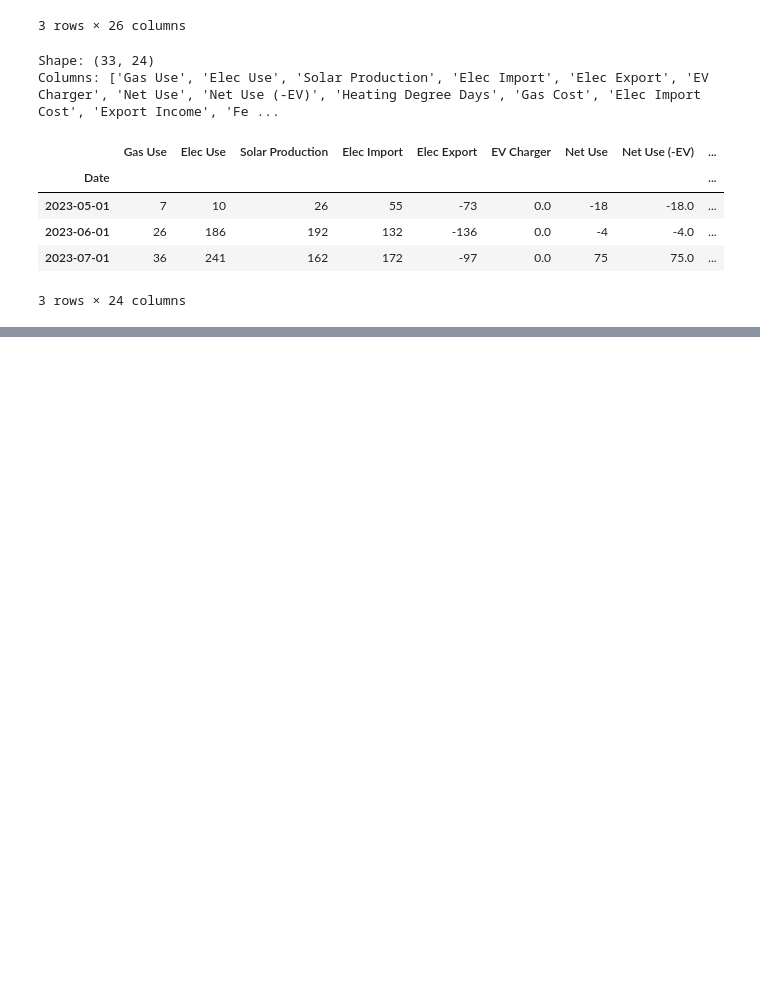
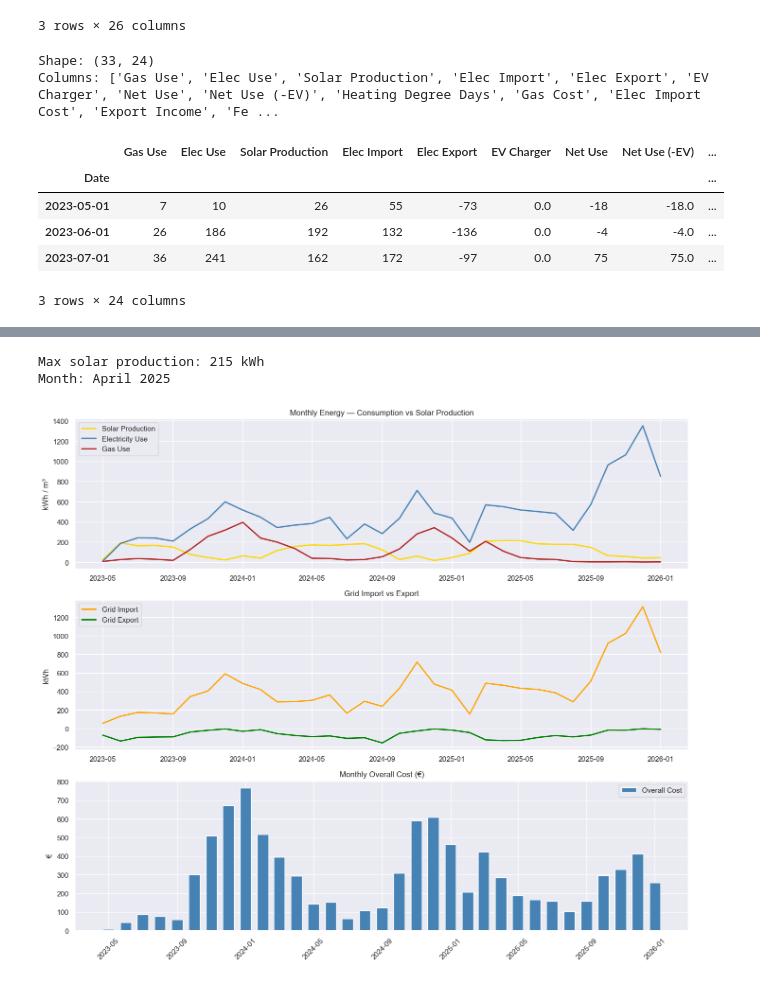
Before and after one commit to DavidRSDowling/industrial-ai, a Jupyter notebook: home_energy_analysis.ipynb, the cells around one changed output, grey strips where cells are left out. Saved outputs shown, nothing was run; the diff lists cells and outputs as text; code cells hidden in the pictures; blank space fills up the shorter version.

Commit message:
Sprint 1 - energy analysis charts, HP COP estimate, EV profitability

```diff
--- a/home_energy_analysis.ipynb
+++ b/home_energy_analysis.ipynb
@@ -95,7 +95,7 @@ df["Year"] = df["Year"].astype(int)
 df = df.rename(columns={
     "Unnamed: 22": "Elec Tariff",
     "Unnamed: 23": "EV Tariff",
-    "Unnamed: 24": "Profit",
+    "Unnamed: 24": "EV Profit",
     "Unnamed: 25": "Gas Tariff"
 })
 
@@ -158,0 +196,38 @@ Columns: ['Gas Use', 'Elec Use', 'Solar Production', 'Elec Import', 'Elec Export
+# %%
+# Find the month with maximum solar production
+max_solar_idx = df["Solar Production"].idxmax()
+print(f"Max solar production: {df.loc[max_solar_idx, 'Solar Production']} kWh")
+print(f"Month: {max_solar_idx.strftime('%B %Y')}")
+# %% [output]
+Max solar production: 215 kWh
+Month: April 2025
+# %%
+fig, axes = plt.subplots(3, 1, figsize=(14, 12))
+
+# Top - Energy consumption and solar production
+axes[0].plot(df.index, df["Solar Production"], color="gold", linewidth=2, label="Solar Production")
+axes[0].plot(df.index, df["Elec Use"], color="steelblue", linewidth=2, label="Electricity Use")
+axes[0].plot(df.index, df["Gas Use"], color="firebrick", linewidth=2, label="Gas Use")
+axes[0].set_title("Monthly Energy — Consumption vs Solar Production")
+axes[0].set_ylabel("kWh / m³")
+axes[0].legend()
+
+# Middle - Grid import and export
+axes[1].plot(df.index, df["Elec Import"], color="orange", linewidth=2, label="Grid Import")
+axes[1].plot(df.index, df["Elec Export"], color="green", linewidth=2, label="Grid Export")
+axes[1].set_title("Grid Import vs Export")
+axes[1].set_ylabel("kWh")
+axes[1].legend()
+
+# Bottom - Monthly costs
+axes[2].bar(df.index, df["Overall Cost"], width=20, color="steelblue", label="Overall Cost")
+axes[2].axhline(y=0, color="black", linewidth=0.8)
+axes[2].set_title("Monthly Overall Cost (€)")
+axes[2].set_ylabel("€")
+axes[2].legend()
+
+plt.xticks(rotation=45)
+plt.tight_layout()
+plt.show()
+# %% [output]
+[figure, added]
```
Also changed, not shown: parts of 25 cells of this notebook.
